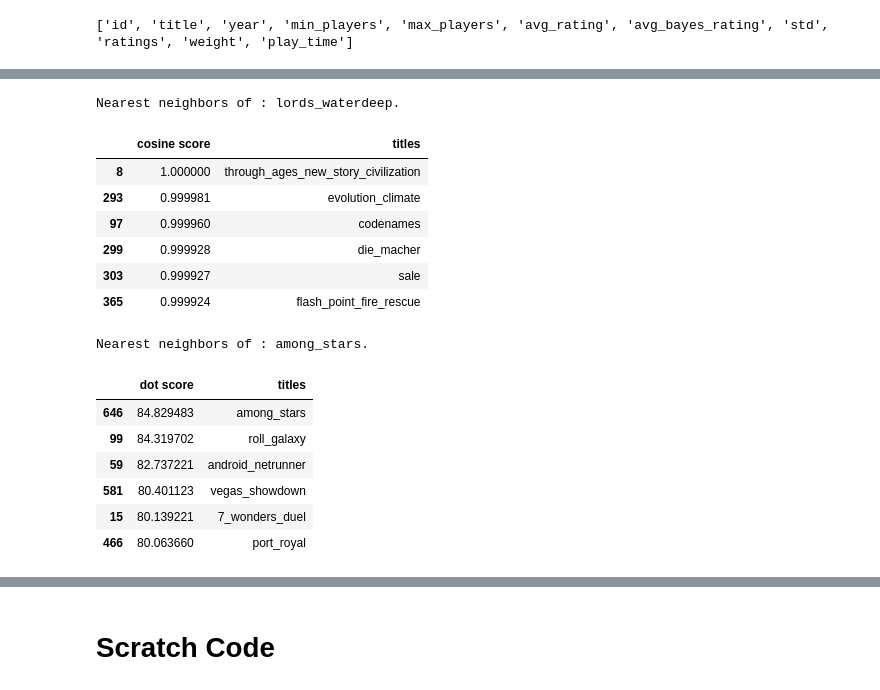
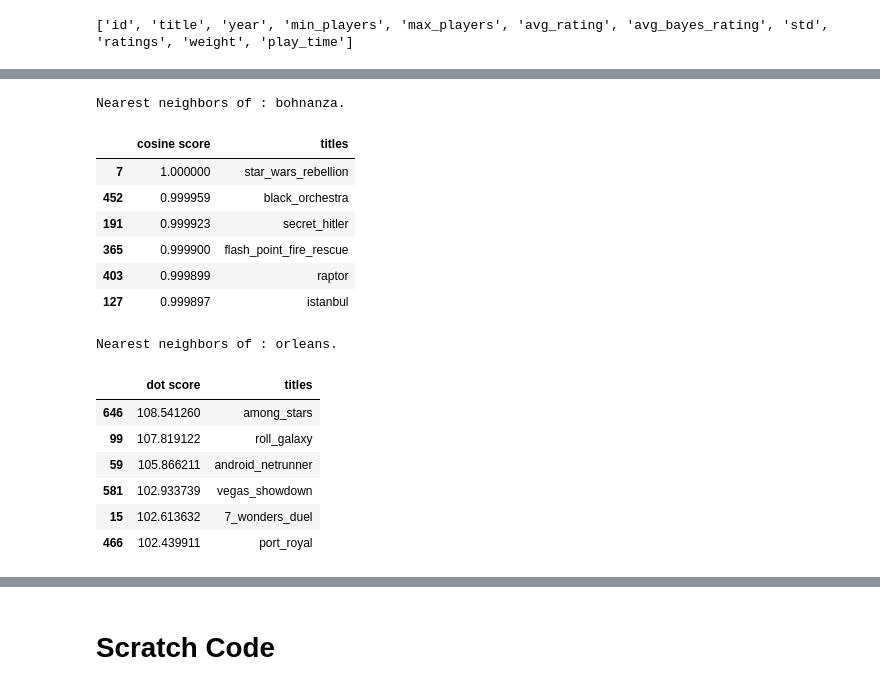
Before and after one commit to MarshallKrakauer/BGGAnalysis, a Jupyter notebook: Player Ratings.ipynb, the cells around one changed output, grey strips where cells are left out. Drawn from its saved outputs; the diff is of its cells as text; code cells hidden in the pictures.

```diff
--- a/Player Ratings.ipynb
+++ b/Player Ratings.ipynb
@@ -382,7 +419,7 @@ df.head()
 # %%
 df['game_idx'] = df['id'].apply(lambda x: game_dict[int(x)])
 games = df[df['game_idx'] >= 0]
-games = games[['game_idx', 'title', 'year', 'weight', 'play_time']]
+games = games[['game_idx', 'title', 'year', 'weight', 'play_time', 'ratings']]
 # %%
 def game_neighbors(model, title_substring, measure=DOT, k=6):
   # Search for movie ids that match the given substring.
@@ -407,24 +444,24 @@ def game_neighbors(model, title_substring, measure=DOT, k=6):
   })
   display.display(df.sort_values([score_key], ascending=False).head(k))
 # %%
-game_neighbors(model, "lords_waterdeep", COSINE)
+game_neighbors(model, "bohnanza", COSINE, k=6)
 # %% [output]
-Nearest neighbors of : lords_waterdeep.
+Nearest neighbors of : bohnanza.
 |  | cosine score | titles |
-| 8 | 1.000000 | through_ages_new_story_civilization |
-| 293 | 0.999981 | evolution_climate |
-| 97 | 0.999960 | codenames |
-| 299 | 0.999928 | die_macher |
-| 303 | 0.999927 | sale |
-| 365 | 0.999924 | flash_point_fire_rescue |
+| 7 | 1.000000 | star_wars_rebellion |
+| 452 | 0.999959 | black_orchestra |
+| 191 | 0.999923 | secret_hitler |
+| 365 | 0.999900 | flash_point_fire_rescue |
+| 403 | 0.999899 | raptor |
+| 127 | 0.999897 | istanbul |
 # %%
-game_neighbors(model, "among_stars", DOT)
+game_neighbors(model, "orleans", DOT, k= 6)
 # %% [output]
-Nearest neighbors of : among_stars.
+Nearest neighbors of : orleans.
 |  | dot score | titles |
-| 646 | 84.829483 | among_stars |
-| 99 | 84.319702 | roll_galaxy |
-| 59 | 82.737221 | android_netrunner |
-| 581 | 80.401123 | vegas_showdown |
-| 15 | 80.139221 | 7_wonders_duel |
-| 466 | 80.063660 | port_royal |
+| 646 | 108.541260 | among_stars |
+| 99 | 107.819122 | roll_galaxy |
+| 59 | 105.866211 | android_netrunner |
+| 581 | 102.933739 | vegas_showdown |
+| 15 | 102.613632 | 7_wonders_duel |
+| 466 | 102.439911 | port_royal |
```
Also changed, not shown: parts of 24 cells of this notebook.
